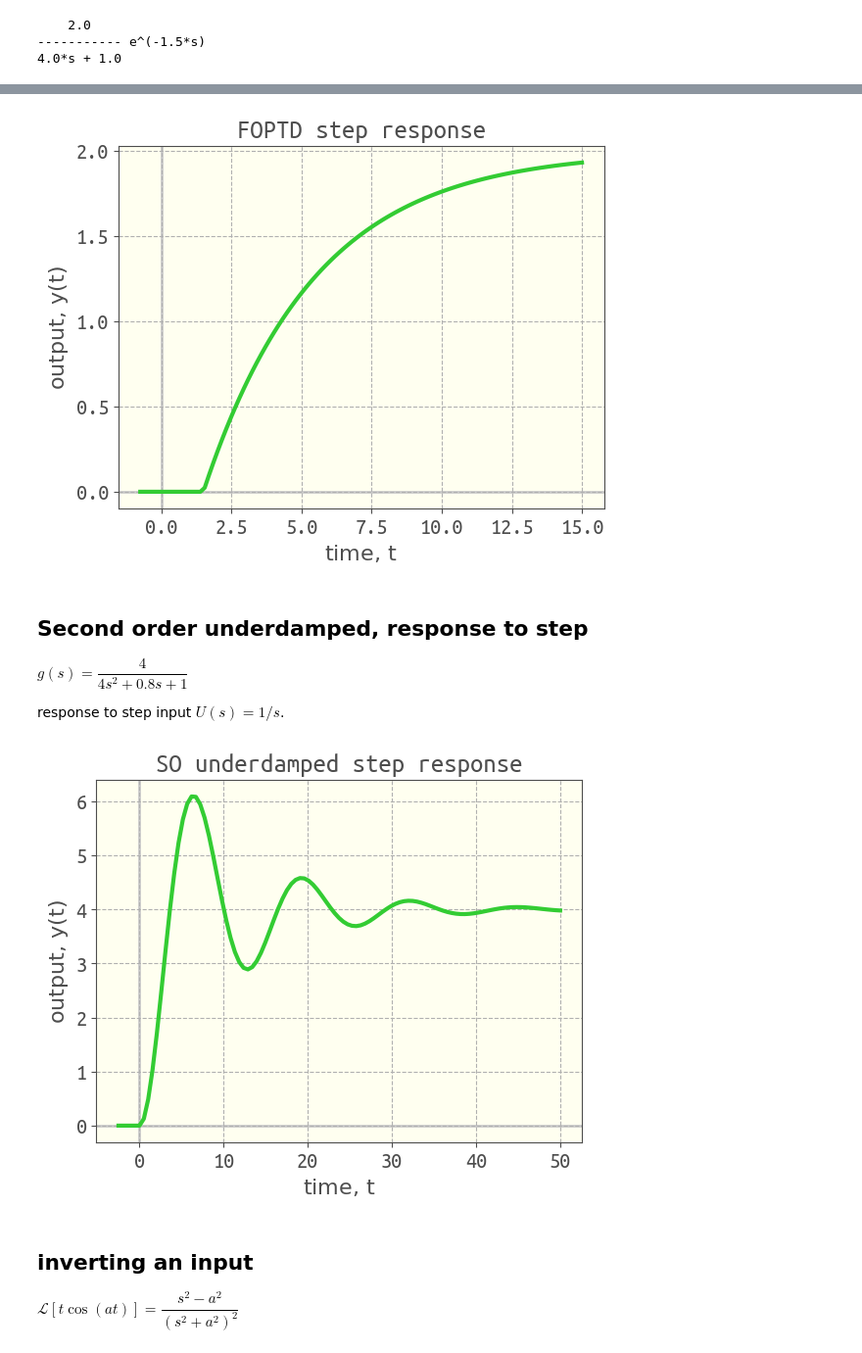
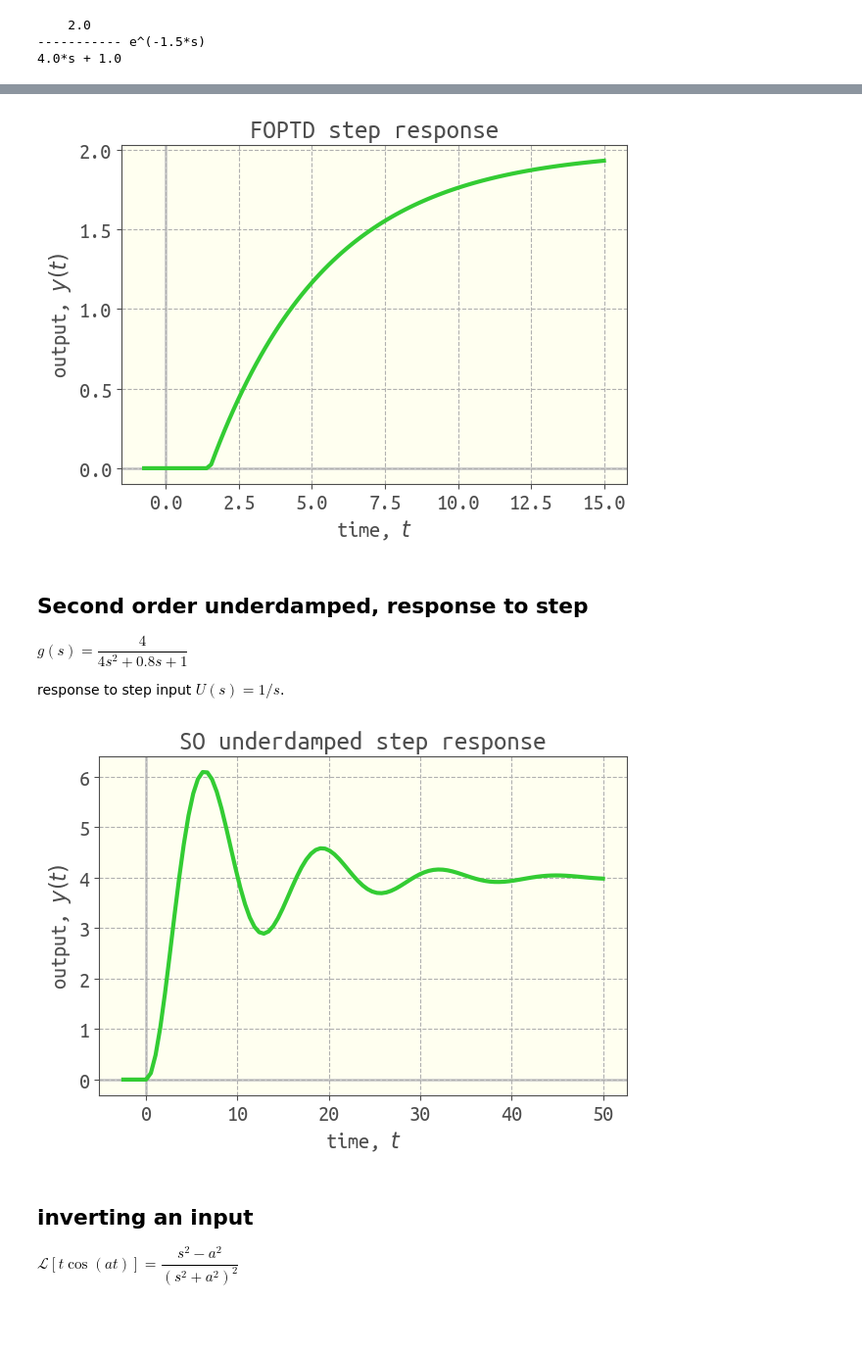
Before and after one commit to SimonEnsemble/Controlz.jl, a Jupyter notebook: examples/examples.ipynb, the cells around one changed output, grey strips where cells are left out. Shown: that part at 98% size. Saved outputs shown, nothing was run; the diff lists cells and outputs as text; code cells hidden in the pictures; blank space fills up the shorter version.

```diff
--- a/examples/examples.ipynb
+++ b/examples/examples.ipynb
@@ -57,8 +37,9 @@ data = simulate(Y, 15.0)
 # %%
 viz_response(data, plot_title="FOPTD step response")
+tight_layout()
 savefig("../docs/src/FOPTD_step_response.png", format="png")
 # %% [output]
-[figure, old version]
+[figure, new version]
 # %% [markdown]
 ## Second order underdamped, response to step
 
@@ -72,9 +53,10 @@ Y = g * U
 data = simulate(Y, 50.0)
 
 viz_response(data, plot_title="SO underdamped step response")
+tight_layout()
 savefig("../docs/src/SO_underdamped_step_response.png", format="png")
 # %% [output]
-[figure, old version]
+[figure, new version]
 # %% [markdown]
 ## inverting an input
 
```
Also changed, not shown: parts of 9 cells of this notebook, 23 other files.
